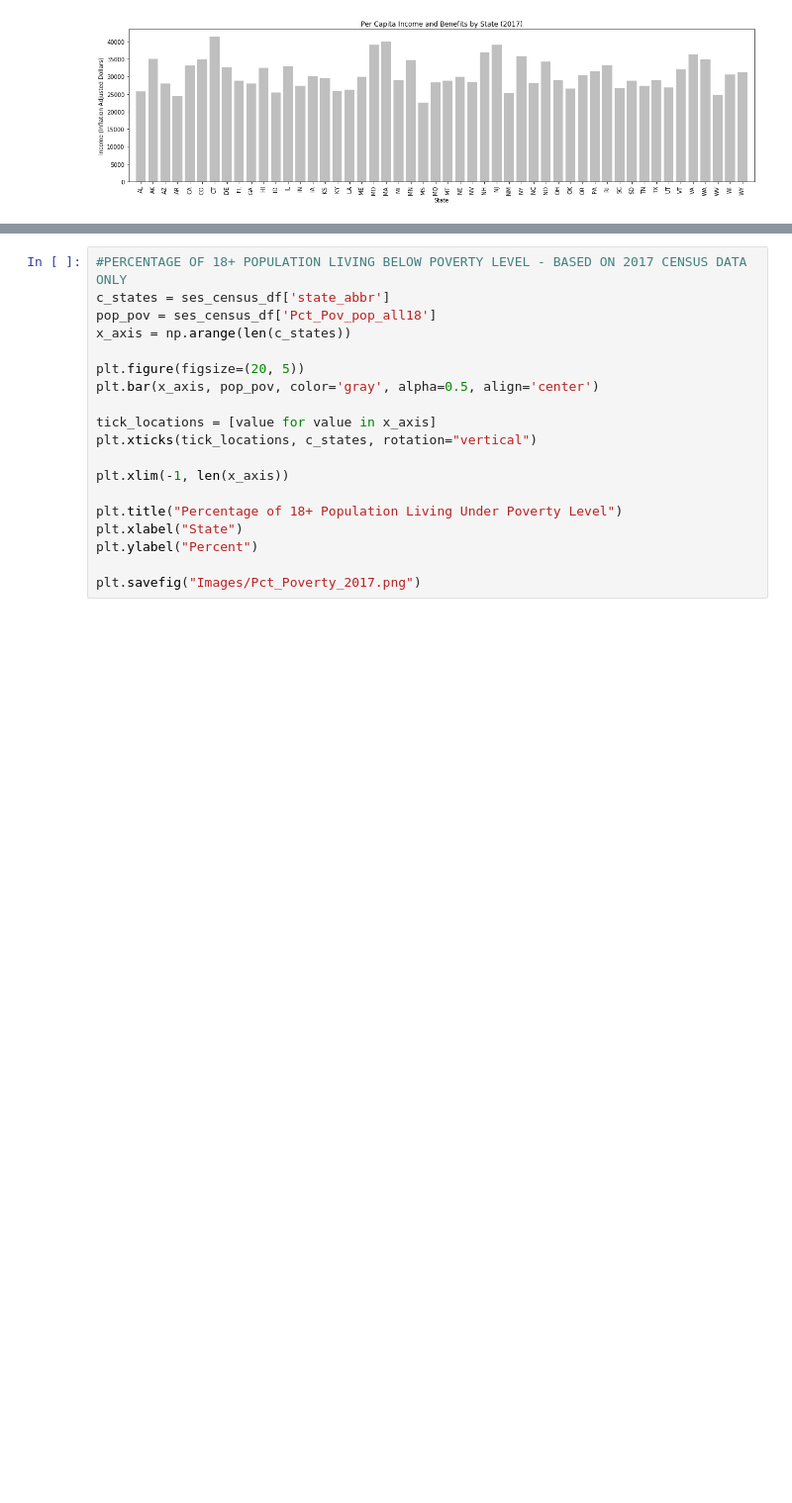
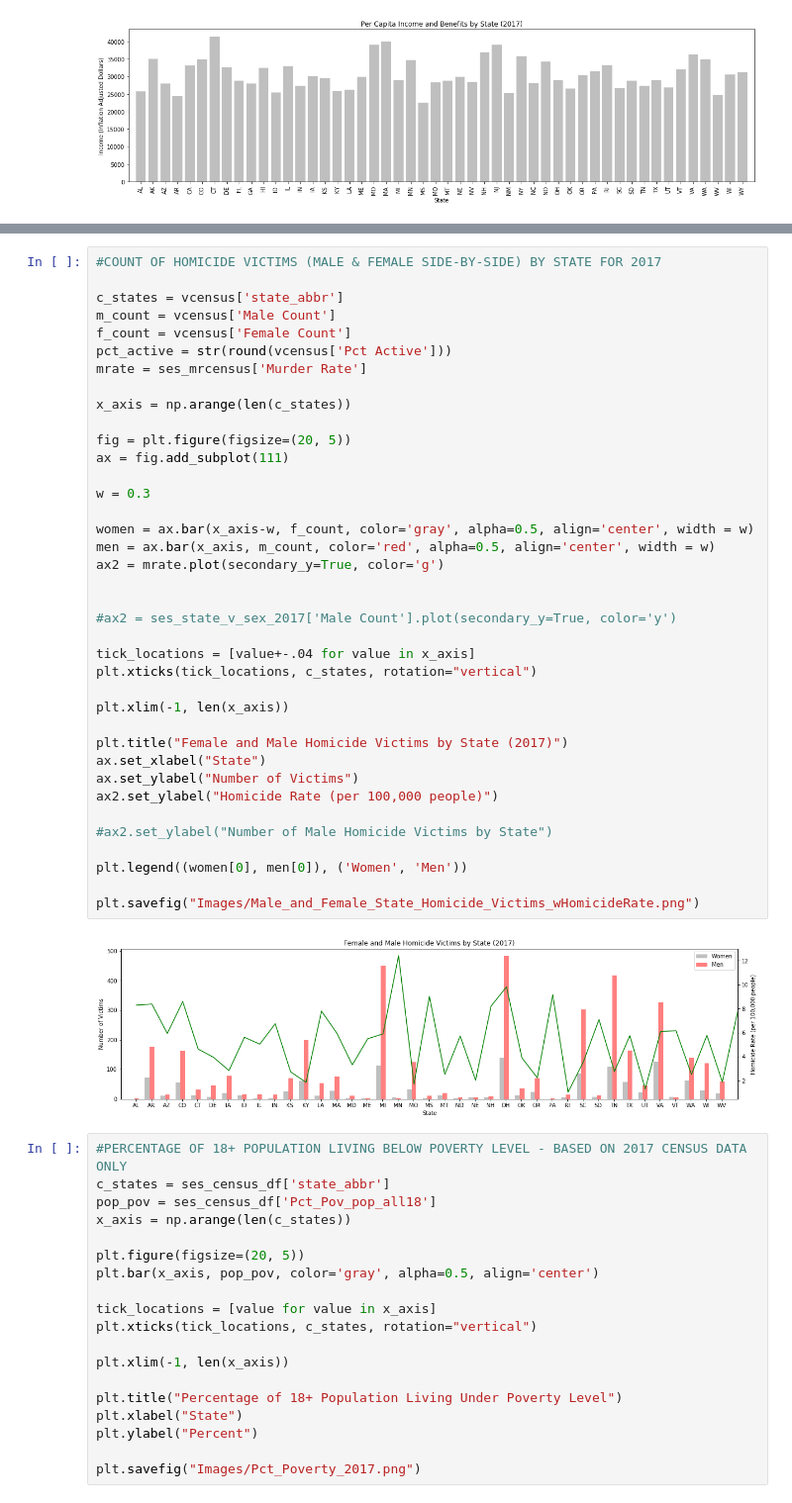
Before and after one commit to stace2775/07-Group_Project_1, a Jupyter notebook: GROUP_2_DATA_EXPLORATION_AND_CLEANUP.ipynb, the cells around one changed output, grey strips where cells are left out. Shown: that part at 99% size. Drawn from its saved outputs; the diff is of its cells as text; blank space fills up the shorter version.

```diff
--- a/GROUP_2_DATA_EXPLORATION_AND_CLEANUP.ipynb
+++ b/GROUP_2_DATA_EXPLORATION_AND_CLEANUP.ipynb
@@ -1372,3 +1281,43 @@ plt.savefig("Images/Male_and_Female_State_Median_Earnings_2017.png")
+# %%
+#COUNT OF HOMICIDE VICTIMS (MALE & FEMALE SIDE-BY-SIDE) BY STATE FOR 2017
+
+c_states = vcensus['state_abbr']
+m_count = vcensus['Male Count']
+f_count = vcensus['Female Count']
+pct_active = str(round(vcensus['Pct Active']))
+mrate = ses_mrcensus['Murder Rate']
+
+x_axis = np.arange(len(c_states))
+
+fig = plt.figure(figsize=(20, 5))
+ax = fig.add_subplot(111)
+
+w = 0.3
+
+women = ax.bar(x_axis-w, f_count, color='gray', alpha=0.5, align='center', width = w)
+men = ax.bar(x_axis, m_count, color='red', alpha=0.5, align='center', width = w)
+ax2 = mrate.plot(secondary_y=True, color='g')
+
+
+#ax2 = ses_state_v_sex_2017['Male Count'].plot(secondary_y=True, color='y')
+
+tick_locations = [value+-.04 for value in x_axis]
+plt.xticks(tick_locations, c_states, rotation="vertical")
+
+plt.xlim(-1, len(x_axis))
+
+plt.title("Female and Male Homicide Victims by State (2017)")
+ax.set_xlabel("State")
+ax.set_ylabel("Number of Victims")
+ax2.set_ylabel("Homicide Rate (per 100,000 people)")
+
+#ax2.set_ylabel("Number of Male Homicide Victims by State")
+
+plt.legend((women[0], men[0]), ('Women', 'Men'))
+
+plt.savefig("Images/Male_and_Female_State_Homicide_Victims_wHomicideRate.png")
+# %% [output]
+[figure, added]
 # %%
 #PERCENTAGE OF 18+ POPULATION LIVING BELOW POVERTY LEVEL - BASED ON 2017 CENSUS DATA ONLY
 c_states = ses_census_df['state_abbr']
```
Also changed, not shown: parts of 37 cells of this notebook, 16 other files.
